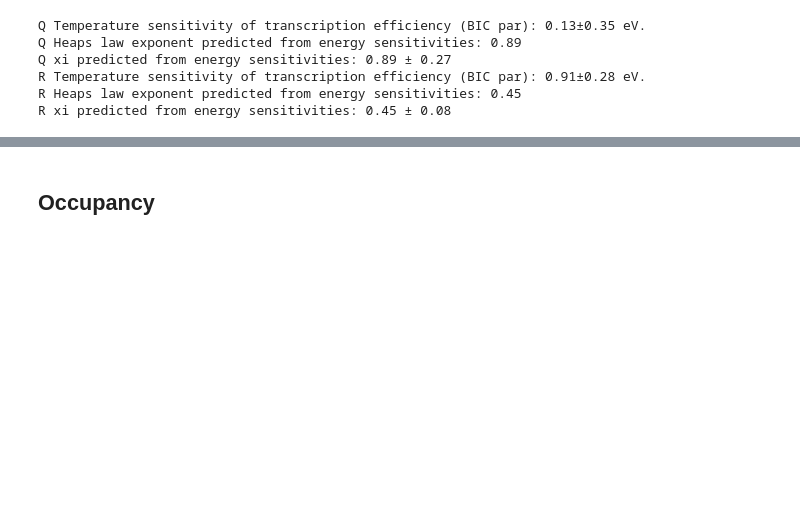
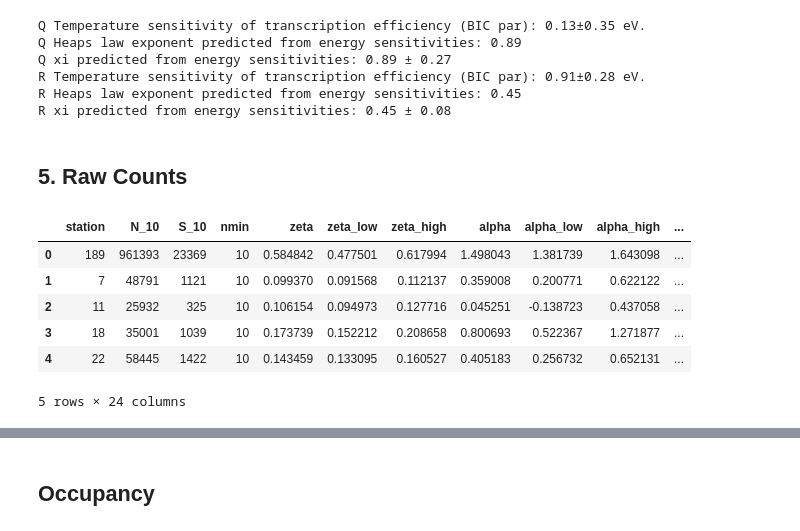
Before and after one commit to epigani/diatom-metaG-metaT-scaling, a Jupyter notebook: analysis/FiguresSM_RPKM.ipynb, the cells around one changed output, grey strips where cells are left out. Drawn from its saved outputs; the diff is of its cells as text; code cells hidden in the pictures; blank space fills up the shorter version.

```diff
--- a/analysis/FiguresSM_RPKM.ipynb
+++ b/analysis/FiguresSM_RPKM.ipynb
@@ -2547,3 +2547,32 @@ Q xi predicted from energy sensitivities: 0.89 ± 0.27
 R Temperature sensitivity of transcription efficiency (BIC par): 0.91±0.28 eV.
 R Heaps law exponent predicted from energy sensitivities: 0.45
 R xi predicted from energy sensitivities: 0.45 ± 0.08
+# %% [markdown]
+## 5. Raw Counts
+# %%
+RAW_COUNTS_FIT_FILE = "../fit/parameters_goodfit_raw_SRF_micro_bacilla.csv"
+
+raw_counts_data = pd.read_csv(RAW_COUNTS_FIT_FILE).copy()
+raw_counts_data['station'] = raw_counts_data['station'].astype(int)
+
+station_metadata = metadata.reset_index().copy()
+if 'station' not in station_metadata.columns:
+    station_metadata = station_metadata.rename(columns={station_metadata.columns[0]: 'station'})
+station_metadata['station'] = station_metadata['station'].astype(int)
+
+raw_counts_data = raw_counts_data.merge(
+    station_metadata[['station', 'inverseTemperature', 'color']],
+    on='station',
+    how='left'
+)
+raw_counts_data['k_model'] = 10**raw_counts_data['logk']
+
+display(raw_counts_data.head())
+# %% [output]
+|  | station | N_10 | S_10 | nmin | zeta | zeta_low | zeta_high | alpha | alpha_low | alpha_high | ... |
+| 0 | 189 | 961393 | 23369 | 10 | 0.584842 | 0.477501 | 0.617994 | 1.498043 | 1.381739 | 1.643098 | ... |
+| 1 | 7 | 48791 | 1121 | 10 | 0.099370 | 0.091568 | 0.112137 | 0.359008 | 0.200771 | 0.622122 | ... |
+| 2 | 11 | 25932 | 325 | 10 | 0.106154 | 0.094973 | 0.127716 | 0.045251 | -0.138723 | 0.437058 | ... |
+| 3 | 18 | 35001 | 1039 | 10 | 0.173739 | 0.152212 | 0.208658 | 0.800693 | 0.522367 | 1.271877 | ... |
+| 4 | 22 | 58445 | 1422 | 10 | 0.143459 | 0.133095 | 0.160527 | 0.405183 | 0.256732 | 0.652131 | ... |
+5 rows × 24 columns
```
Also changed, not shown: parts of 1 cell of this notebook, 14 other files.
